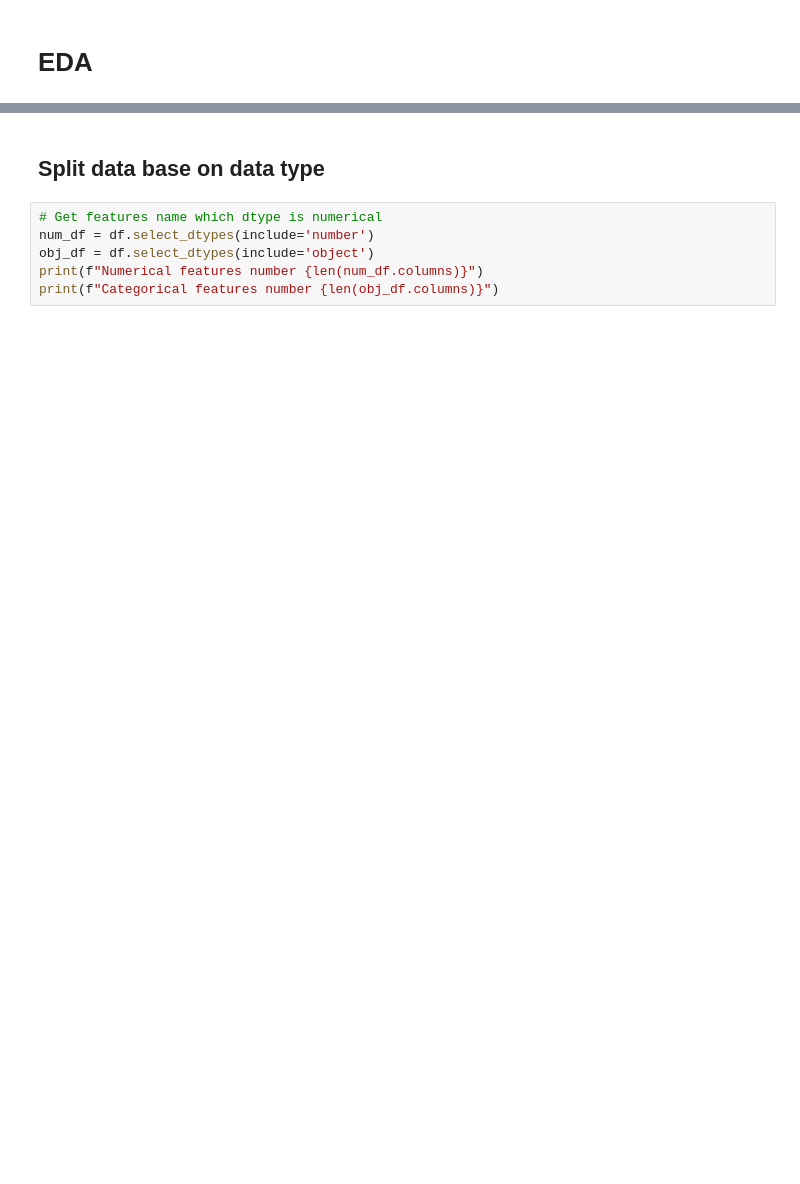
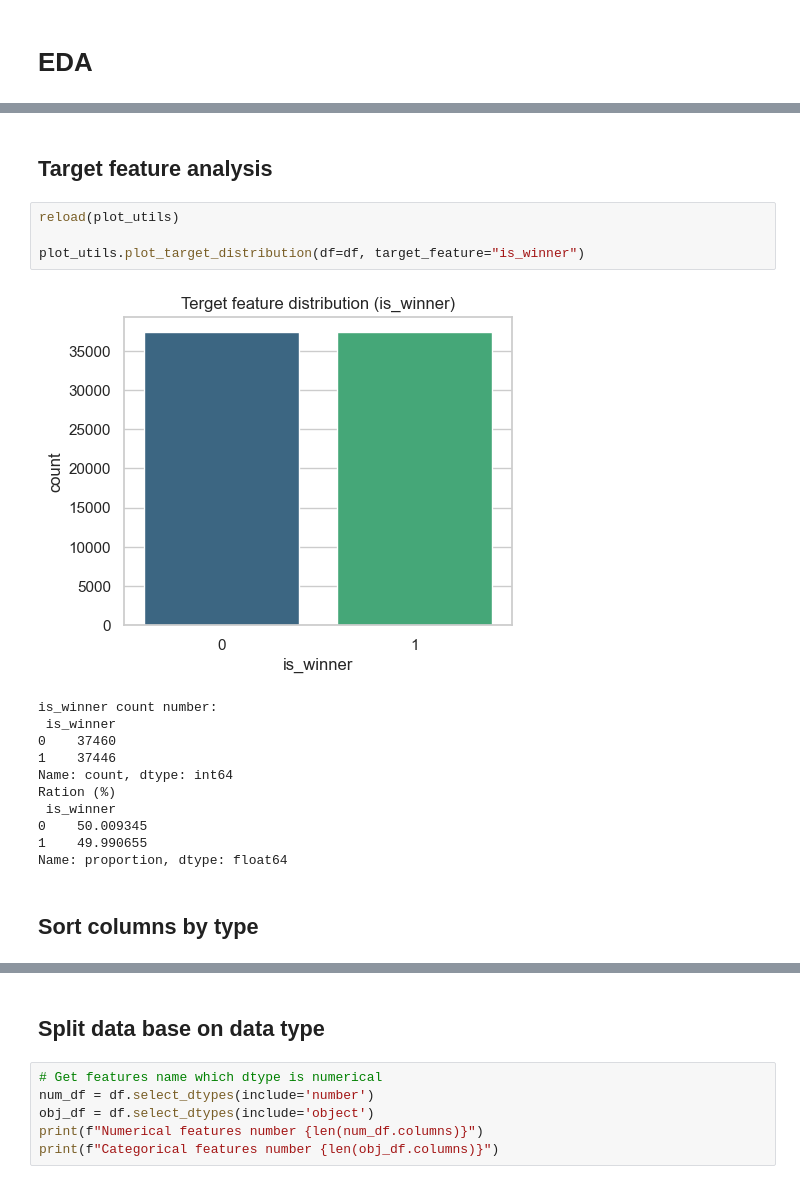
Before and after one commit to DanielSzakacs/PR2_DE_Tennis_Players, a Jupyter notebook: notebooks/03_EDA.ipynb, the cells around one changed output, grey strips where cells are left out. Drawn from its saved outputs; the diff is of its cells as text; blank space fills up the shorter version.

```diff
--- a/notebooks/03_EDA.ipynb
+++ b/notebooks/03_EDA.ipynb
@@ -70,0 +116,20 @@ Column 'p2_rank_last_10_avg' has 9616 missing values
+# %% [markdown]
+## Target feature analysis
+# %%
+reload(plot_utils)
+
+plot_utils.plot_target_distribution(df=df, target_feature="is_winner")
+# %% [output]
+[figure, added]
+is_winner count number:
+ is_winner
+0    37460
+1    37446
+Name: count, dtype: int64
+Ration (%)
+ is_winner
+0    50.009345
+1    49.990655
+Name: proportion, dtype: float64
+# %% [markdown]
+## Sort columns by type
```
Also changed, not shown: parts of 20 cells of this notebook, 2 other files.
